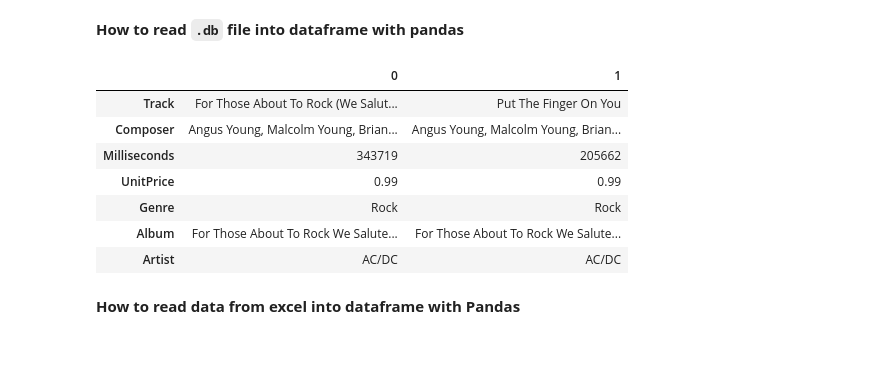
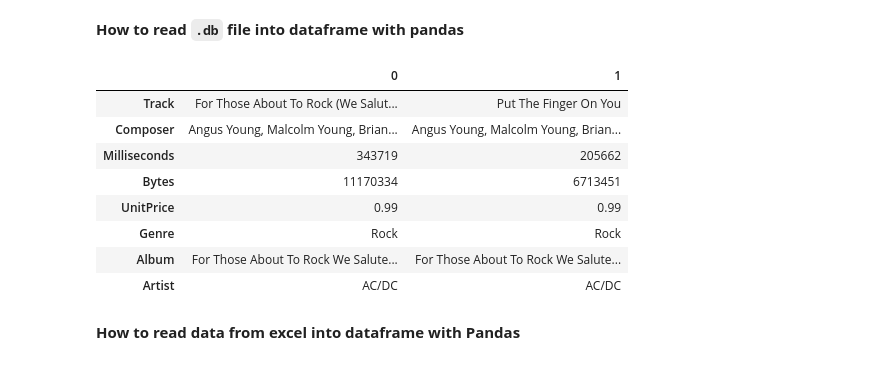
Before and after one commit to rezbee-dev/Prog-Practice, a Jupyter notebook: python/data_analytics/practical-ds/ch6/main.ipynb, the cells around one changed output. Cells and saved outputs as stored; diff of their text form; code cells hidden in the pictures.

```diff
--- a/python/data_analytics/practical-ds/ch6/main.ipynb
+++ b/python/data_analytics/practical-ds/ch6/main.ipynb
@@ -22,33 +22,35 @@ csv_df.head()
 # %%
 from sqlalchemy import create_engine
 engine = create_engine('sqlite:///data/chinook.db')
 
 query = """
 SELECT
     tracks.name as Track,
     tracks.composer,
     tracks.milliseconds,
+    tracks.bytes,
     tracks.unitprice,
     genres.name as Genre,
     albums.title as Album,
     artists.name as Artist
 FROM tracks
     JOIN genres ON tracks.genreid = genres.genreid
     JOIN albums ON tracks.albumid = albums.albumid
     JOIN artists ON albums.artistid = artists.artistid;
 """
 
 with engine.connect() as conn:
     sql_df = pd.read_sql_query(query, conn)
     # T = transpose, meaning it'll switche rows and columns
     #   which is useful for dataframes with a lot of columns
 
 sql_df.head(2).T
 # %% [output]
 |  | 0 | 1 |
 | Track | For Those About To Rock (We Salut... | Put The Finger On You |
 | Composer | Angus Young, Malcolm Young, Brian... | Angus Young, Malcolm Young, Brian... |
 | Milliseconds | 343719 | 205662 |
+| Bytes | 11170334 | 6713451 |
 | UnitPrice | 0.99 | 0.99 |
 | Genre | Rock | Rock |
 | Album | For Those About To Rock We Salute... | For Those About To Rock We Salute... |
```
Also changed, not shown: parts of 18 cells of this notebook, 2 other files.
